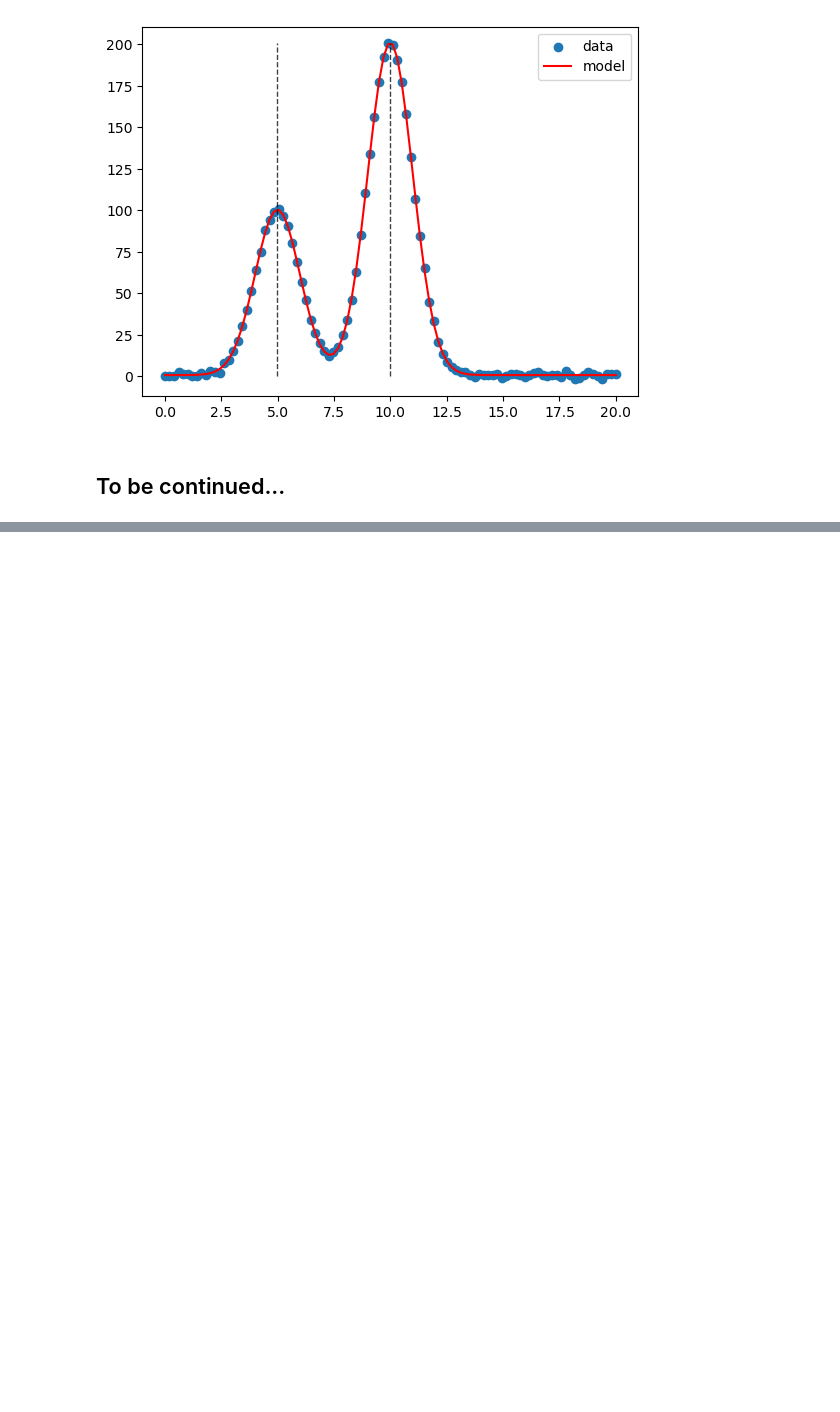
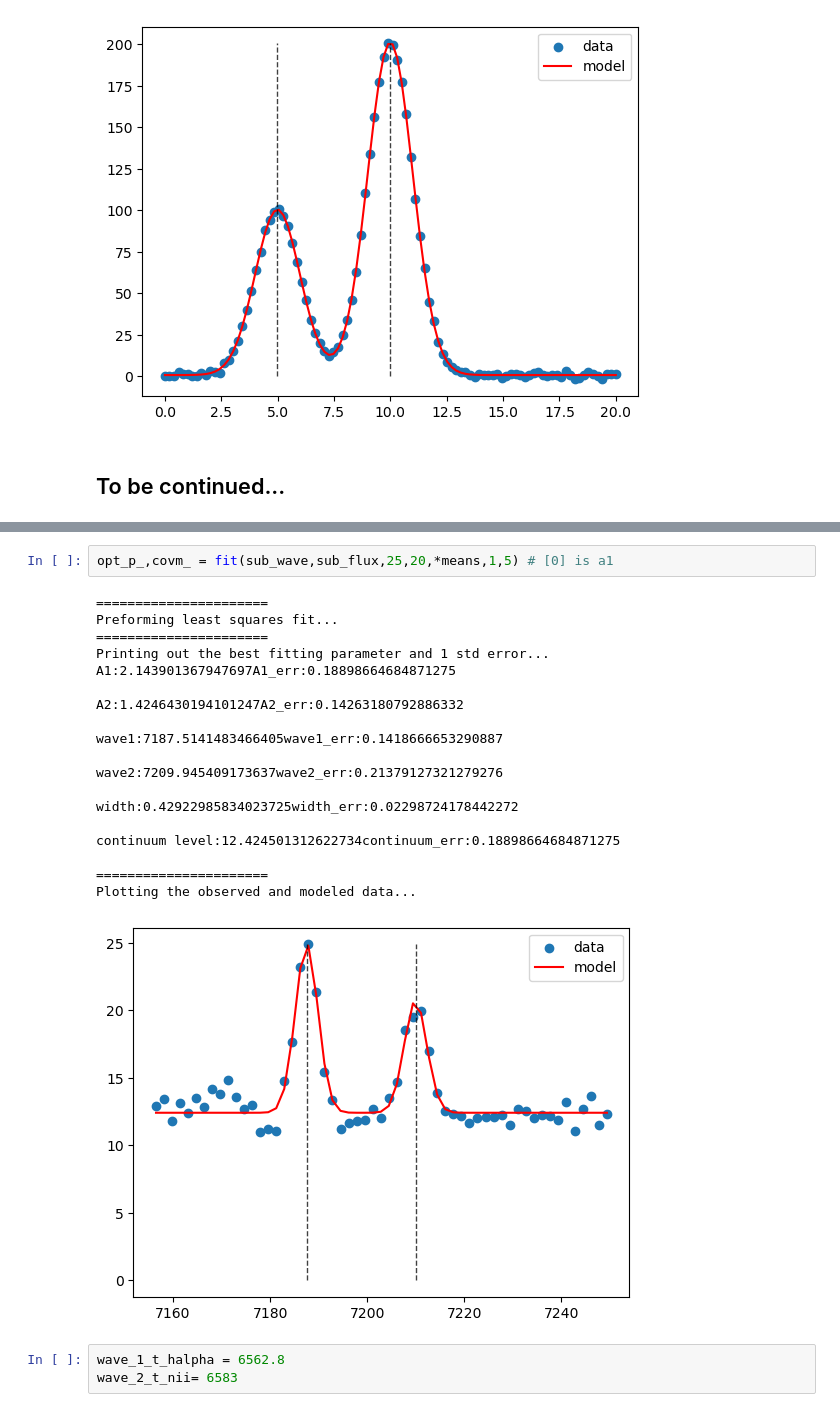
Before and after one commit to jsdingra11/Gaussian-Profile, a Jupyter notebook: Gaussian Distribution.ipynb, the cells around one changed output, grey strips where cells are left out. Cells and saved outputs as stored; diff of their text form; blank space fills up the shorter version.

```diff
--- a/Gaussian Distribution.ipynb
+++ b/Gaussian Distribution.ipynb
@@ -102,0 +150,25 @@ Plotting the observed and modeled data...
+# %%
+opt_p_,covm_ = fit(sub_wave,sub_flux,25,20,*means,1,5) # [0] is a1
+# %% [output]
+======================
+Preforming least squares fit...
+======================
+Printing out the best fitting parameter and 1 std error...
+A1:2.143901367947697A1_err:0.18898664684871275
+
+A2:1.4246430194101247A2_err:0.14263180792886332
+
+wave1:7187.5141483466405wave1_err:0.1418666653290887
+
+wave2:7209.945409173637wave2_err:0.21379127321279276
+
+width:0.42922985834023725width_err:0.02298724178442272
+
+continuum level:12.424501312622734continuum_err:0.18898664684871275
+
+======================
+Plotting the observed and modeled data...
+[figure, added]
+# %%
+wave_1_t_halpha = 6562.8
+wave_2_t_nii= 6583
```
Also changed, not shown: parts of 10 cells of this notebook.
